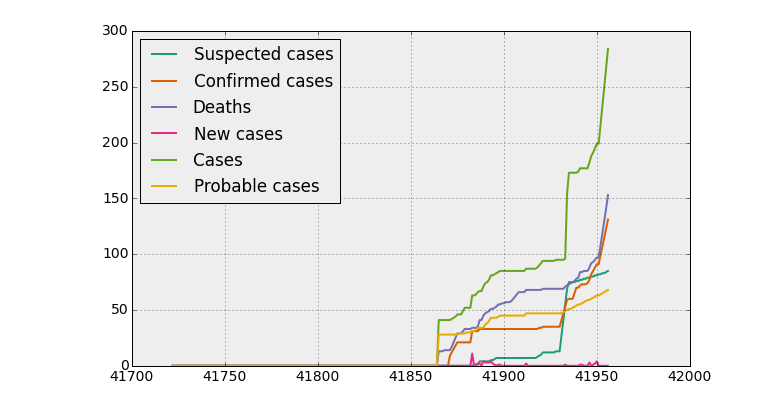
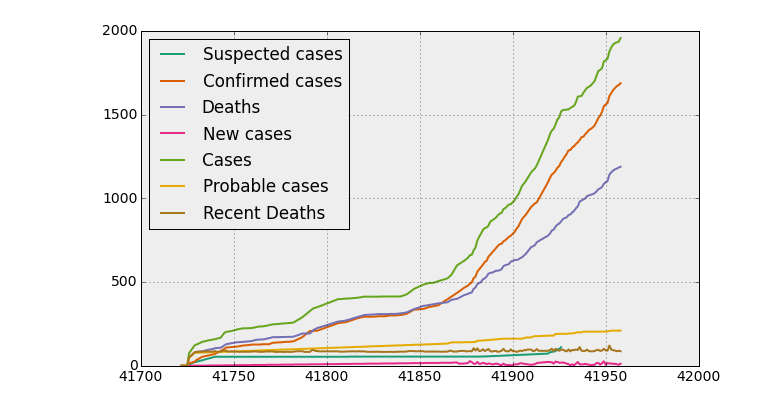
Before and after one commit to gsabran/data-science-project, a Jupyter notebook: code/timeseries.ipynb, the cells around one changed output. Saved outputs shown, nothing was run; the diff lists cells and outputs as text; code cells hidden in the pictures.

Commit message:
add recent death and daily differences

```diff
--- a/code/timeseries.ipynb
+++ b/code/timeseries.ipynb
@@ -112,23 +138,60 @@ ts_clean.head()
 # interpolate missing data
 first_day = ts_clean.date.min() - 1
 interpolated_data = []
+
+# find day ebola is reported for the first time
+ebola_start_days = {}
+for loc in time_series_dict2:
+    start_day = 10000000
+    for c in time_series_dict2[loc]:
+        if len(time_series_dict2[loc][c]):
+            start_day = min(start_day, sorted(time_series_dict2[loc][c])[0])
+    ebola_start_days[loc] = start_day
+
+# interpolate the data
 for loc in time_series_dict2:
     for c in time_series_dict2[loc]:
-        last_day, last_value, ebola_started = first_day, 0, False
+        last_day, last_value, yesterday_value = first_day, 0, 0
         for d in sorted(time_series_dict2[loc][c]):
             new_value = time_series_dict2[loc][c][d]['value']
             for i in range(last_day + 1, d):
+                ebola_started = ebola_start_days[loc] <= i
                 v = 0
                 if ebola_started:  v = int(last_value + (new_value - last_value) * (i - last_day) * 1.0 / (d - last_day))
                 el = time_series_dict2[loc][c][d].copy()
                 el['value'] = v
                 el['type'] = 'interpolate'
                 el['date'] = i
+                el['ebola_already_reported'] = ebola_started
+                el['delta'] = v - yesterday_value
+                yesterday_value = v
                 interpolated_data.append(el)
-            ebola_started = True
+                time_series_dict2[loc][c][i] = el
+            ebola_started = ebola_start_days[loc] <= d
             time_series_dict2[loc][c][d]['type'] = 'original'
+            time_series_dict2[loc][c][d]['ebola_already_reported'] = ebola_started
+            time_series_dict2[loc][c][d]['delta'] = new_value - yesterday_value
+            yesterday_value = new_value
             interpolated_data.append(time_series_dict2[loc][c][d])
             last_day, last_value = d, new_value
+
+# add recent deaths
+recent = 10 # 10 days
+for loc in time_series_dict2:
+    c = 'Deaths'
+    recent_deaths = []
+    for d in sorted(time_series_dict2[loc][c]):
+        el = time_series_dict2[loc][c][d].copy()
+        removed = 0
+        if len(recent_deaths) == recent: removed = recent_deaths[recent - 1]
+        recent_deaths = recent_deaths[:recent - 1]
+        recent_deaths.append(el['delta'])
+        el['category'] = 'Recent Deaths'
+        el['value'] = sum(recent_deaths)
+        el['delta'] = el['delta'] - removed
+        el['type'] = 'interpolate'
+        interpolated_data.append(el)
+
 
 ts_interpolated = pd.DataFrame(interpolated_data)
 print len(time_series.index), len(ts_interpolated.index)
@@ -179,11 +230,13 @@ df[df.type == 'original'].groupby('category').count()
 # %%
 def plot(country_code, sdr_id):
     df = ts_interpolated[(ts_interpolated.country_code == country_code) & (ts_interpolated.sdr_id == sdr_id)]
     for c in df.category.unique():
         _df = df[(df.category == c)]
         plt.plot(_df.date, _df.value, label=c)
+
     plt.legend(loc=2)
     plt.show()
-plot('LR', 5513)
+#plt.xlim(41860, 41920)
+plot('GN', 0)
 # %% [output]
-[figure, old version]
+[figure, new version]
```
Also changed, not shown: parts of 5 cells of this notebook, 1 other file.
